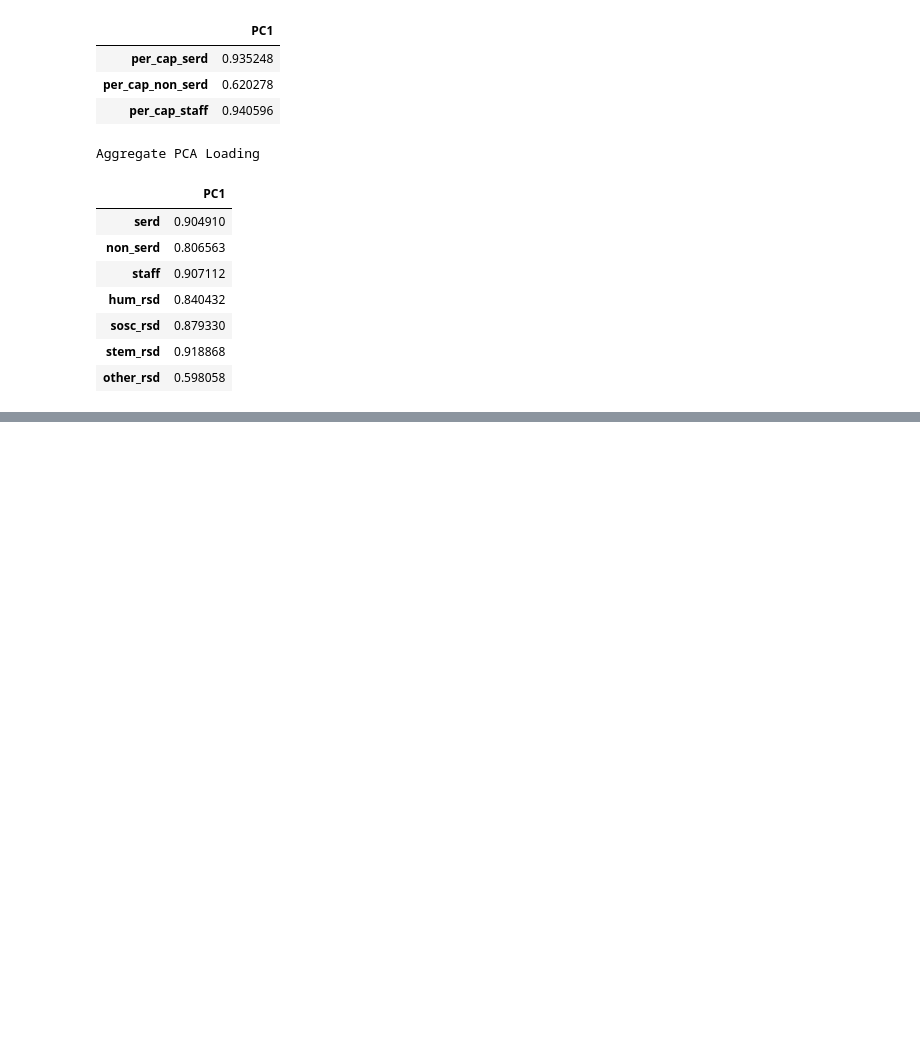
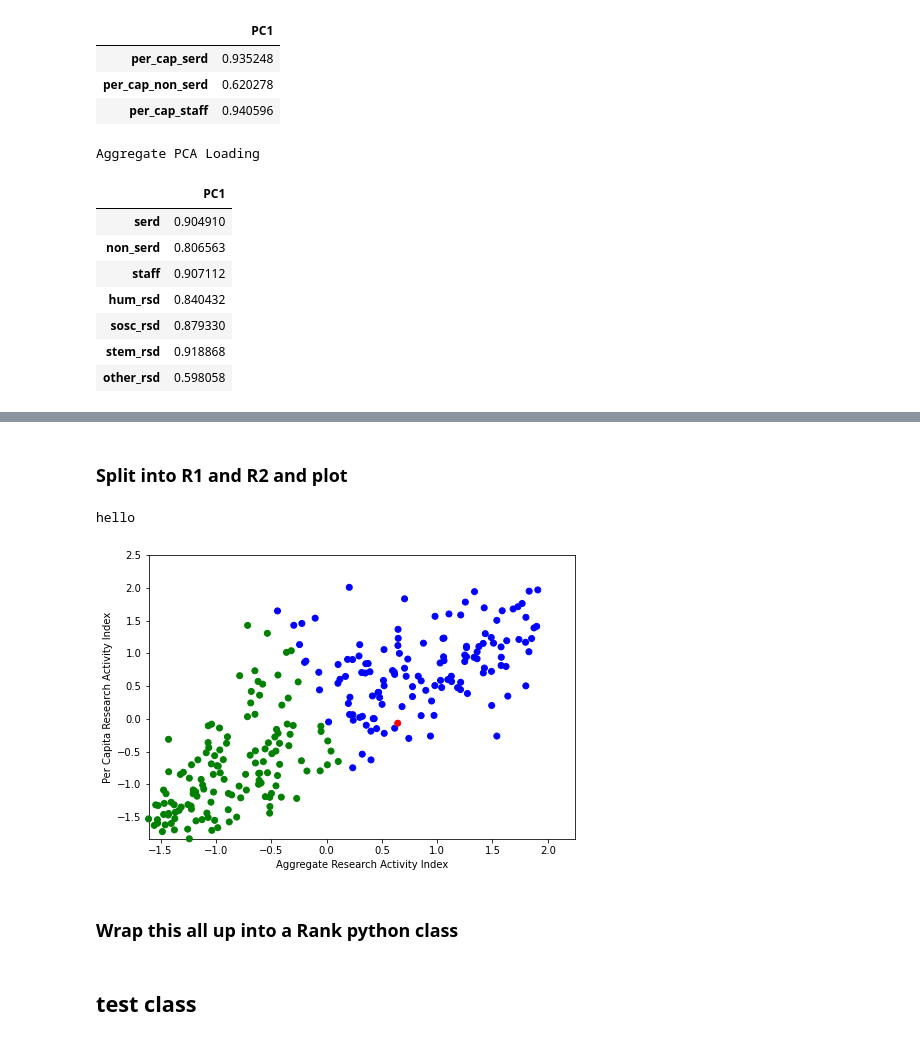
Before and after one commit to constant5/Carnegie-Ranking, a Jupyter notebook: ranking_2021.ipynb, the cells around one changed output, grey strips where cells are left out. Drawn from its saved outputs; the diff is of its cells as text; code cells hidden in the pictures; blank space fills up the shorter version.

```diff
--- a/ranking_2021.ipynb
+++ b/ranking_2021.ipynb
@@ -131,0 +213,5 @@ data2021.drop(data2021[name]=='')
+# %%
+agg_index = agg_index - min(agg_index)
+data2021['agg_index'] = agg_index
+per_cap_index = per_cap_index - min(per_cap_index)
+data2021['per_cap_index'] = per_cap_index
@@ -131,0 +222,3 @@ data2021.drop(data2021[name]=='')
+# %%
+raw_distance = np.sqrt(agg_index**2 + per_cap_index**2)
+data2021['raw_distance'] = raw_distance
@@ -131,0 +228,4 @@ data2021.drop(data2021[name]=='')
+# %%
+
+stand_distance = (raw_distance - np.mean(raw_distance))/np.std(raw_distance)
+data2021['stand_distance'] = stand_distance
@@ -131,0 +234,3 @@ data2021.drop(data2021[name]=='')
+# %%
+ranking = stand_distance.rank(ascending=False)
+data2021['ranking'] = ranking
@@ -131,0 +273,32 @@ data2021.drop(data2021[name]=='')
+# %% [markdown]
+### Split into R1 and R2 and plot
+# %%
+print('hello')
+scaler = StandardScaler()
+std_agg =  scaler.fit_transform(data2021['agg_index'].values.reshape(-1,1))
+std_cap =  scaler.fit_transform(data2021['per_cap_index'].values.reshape(-1,1))
+
+min_x = min(std_agg)
+min_y =  min(std_cap)
+
+split = np.median(data2021['stand_distance'])
+colors =['green' if d <= split else 'blue' for d in data2021['stand_distance']]
+
+unt = list(data2021.index).index('University of North Texas')
+
+colors[unt] = 'red'
+
+fig, ax = plt.subplots(figsize=(7.65,5.22))
+ax.scatter(std_agg, std_cap,c=colors, zorder=5, clip_on=False)
+
+ax.set_xlim((min_x,2.25))
+ax.set_ylim((min_y,2.5))
+
+ax.set_xlabel('Aggregate Research Activity Index')
+ax.set_ylabel('Per Capita Research Activity Index')
+plt.show()
+# %% [output]
+hello
+[figure, added]
+# %% [markdown]
+### Wrap this all up into a Rank python class
@@ -131,0 +444,2 @@ data2021.drop(data2021[name]=='')
+# %% [markdown]
+## test class
```
Also changed, not shown: parts of 35 cells of this notebook.
